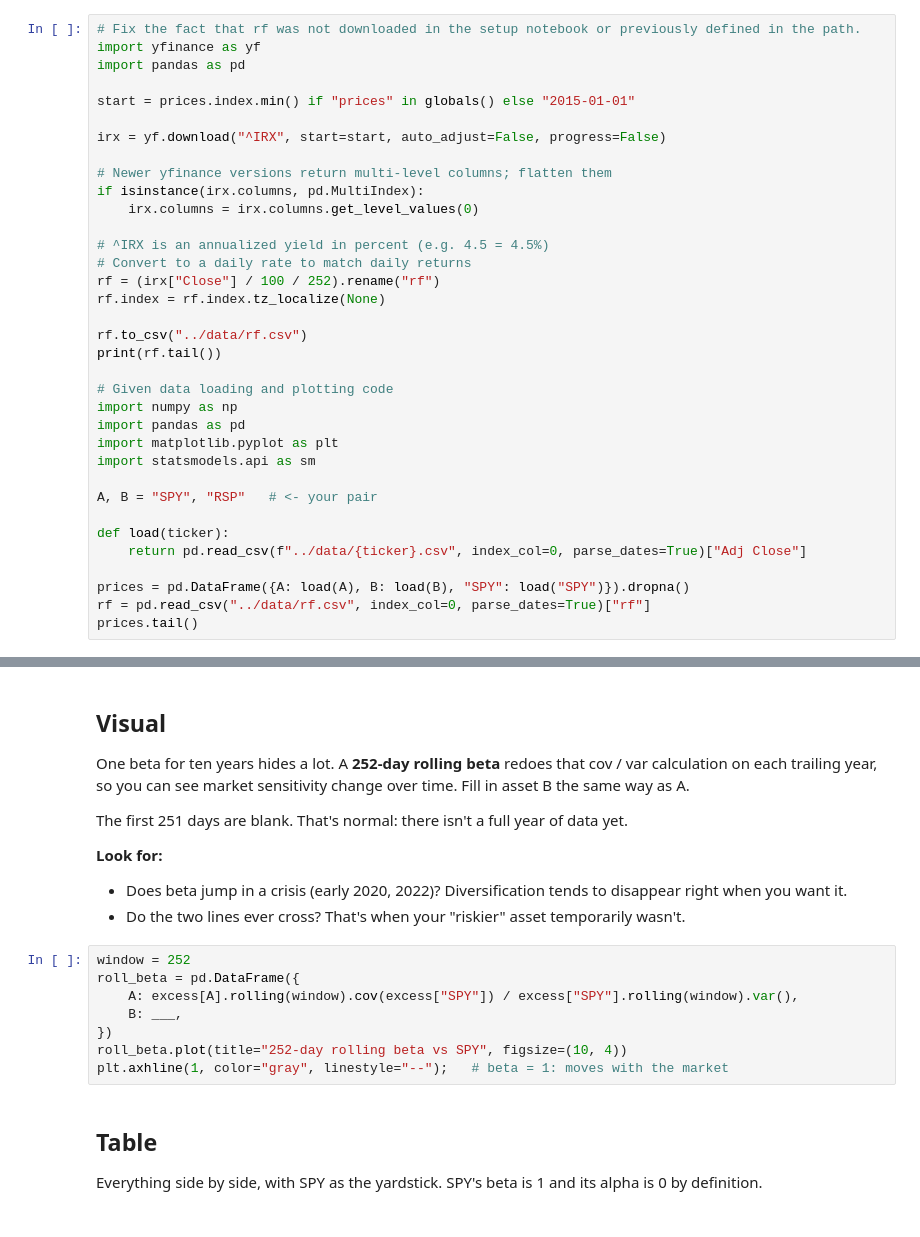
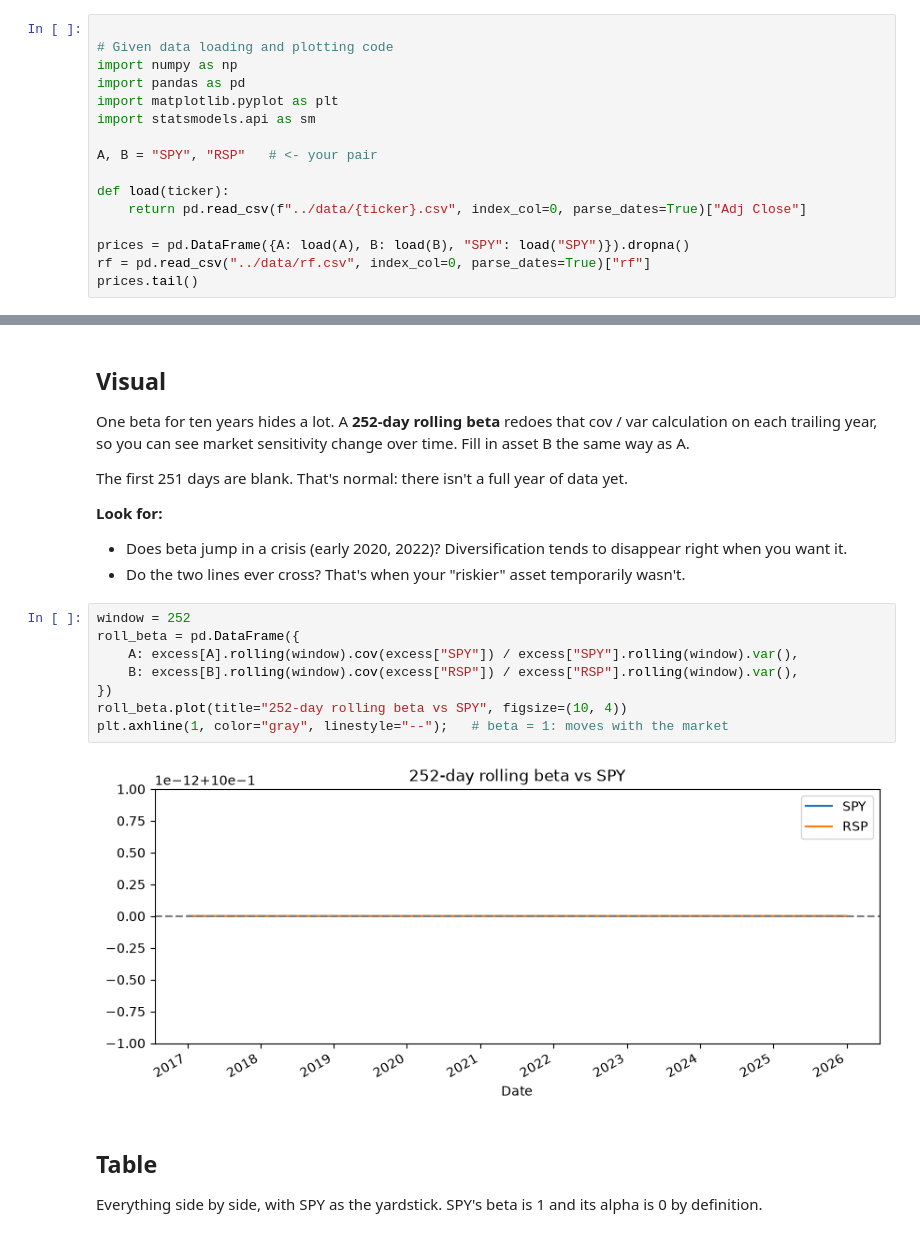
Before and after one commit to caiburin/OQG_education_proj, a Jupyter notebook: OQG/Project-Template/notebooks/week4_RiskAdjusted.ipynb, the cells around one changed output, grey strips where cells are left out. Saved outputs shown, nothing was run; the diff lists cells and outputs as text.

Commit message:
Week 7: risk-adjusted returns

```diff
--- a/OQG/Project-Template/notebooks/week4_RiskAdjusted.ipynb
+++ b/OQG/Project-Template/notebooks/week4_RiskAdjusted.ipynb
@@ -14,25 +14,6 @@ Same as every week, plus SPY and the risk-free rate. Change `A` and `B` to your
 
 `.dropna()` keeps only the days where all three traded. If one of your assets is crypto, this drops weekends, so everything this week uses **252** days a year, not 365. If SPY is one of your assets, that's fine. Its beta will just come out as exactly 1.
 # %%
-# Fix the fact that rf was not downloaded in the setup notebook or previously defined in the path.
-import yfinance as yf
-import pandas as pd
-
-start = prices.index.min() if "prices" in globals() else "2015-01-01"
-
-irx = yf.download("^IRX", start=start, auto_adjust=False, progress=False)
-
-# Newer yfinance versions return multi-level columns; flatten them
-if isinstance(irx.columns, pd.MultiIndex):
-    irx.columns = irx.columns.get_level_values(0)
-
-# ^IRX is an annualized yield in percent (e.g. 4.5 = 4.5%)
-# Convert to a daily rate to match daily returns
-rf = (irx["Close"] / 100 / 252).rename("rf")
-rf.index = rf.index.tz_localize(None)
-
-rf.to_csv("../data/rf.csv")
-print(rf.tail())
 
 # Given data loading and plotting code
 import numpy as np
@@ -191,11 +215,13 @@ The first 251 days are blank. That's normal: there isn't a full year of data yet
 # %%
 window = 252
 roll_beta = pd.DataFrame({
     A: excess[A].rolling(window).cov(excess["SPY"]) / excess["SPY"].rolling(window).var(),
-    B: ___,
+    B: excess[B].rolling(window).cov(excess["RSP"]) / excess["RSP"].rolling(window).var(),
 })
 roll_beta.plot(title="252-day rolling beta vs SPY", figsize=(10, 4))
 plt.axhline(1, color="gray", linestyle="--");   # beta = 1: moves with the market
+# %% [output]
+[figure, added]
 # %% [markdown]
 ## Table
 Everything side by side, with SPY as the yardstick. SPY's beta is 1 and its alpha is 0 by definition.
```
Also changed, not shown: parts of 12 cells of this notebook.
